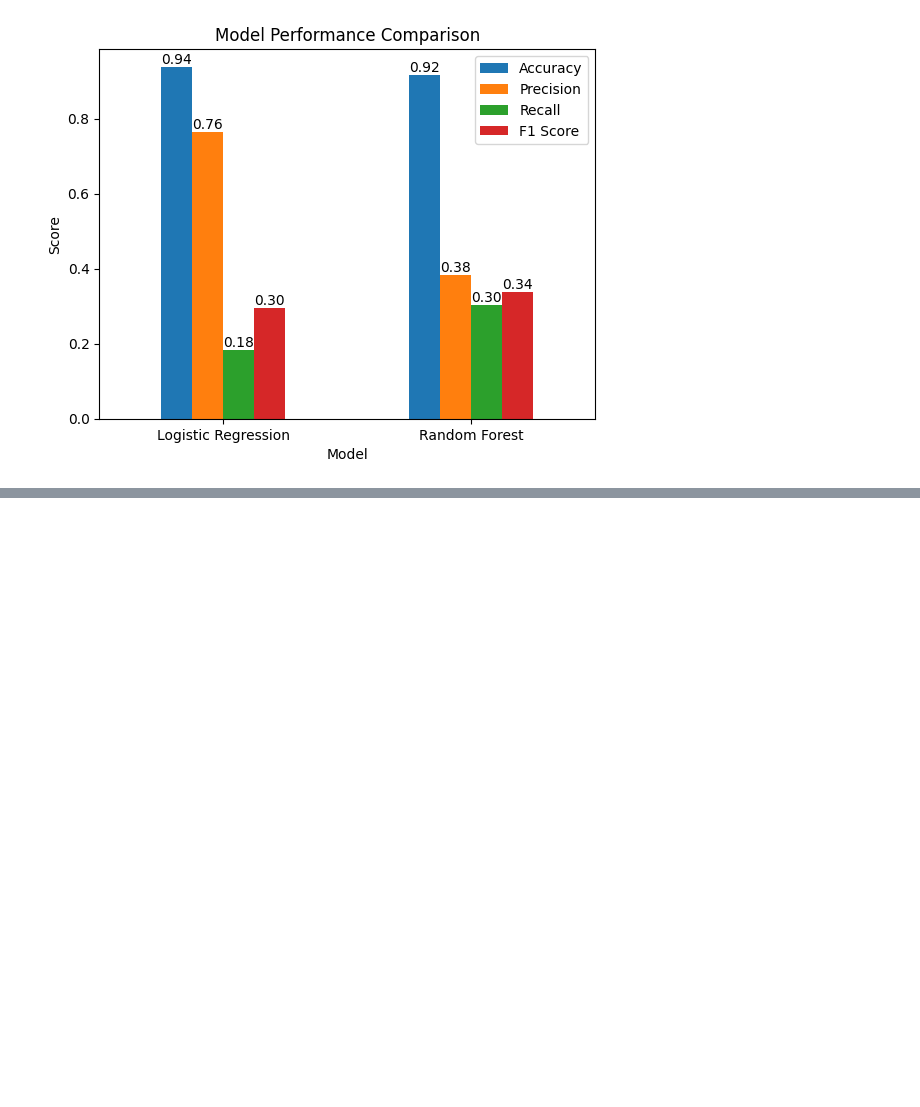
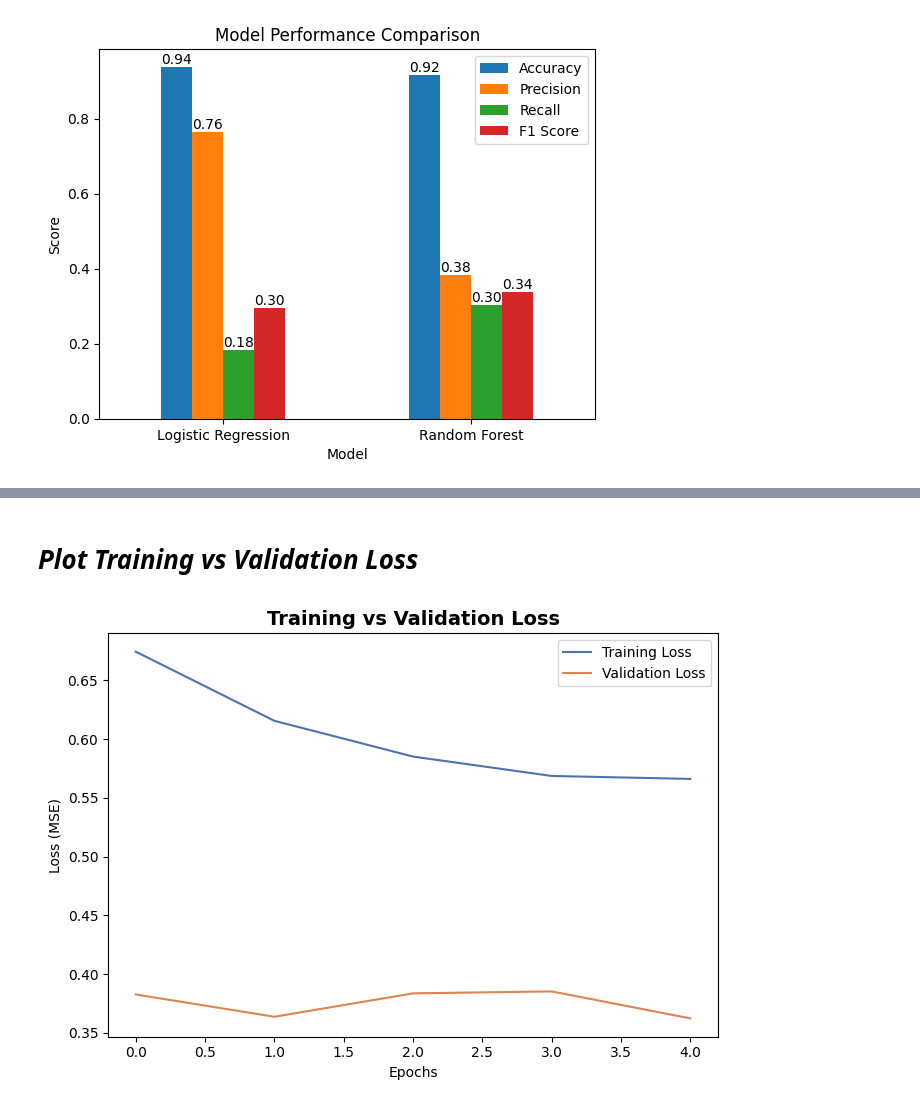
Before and after one commit to rijughosh01/Anime---MyAnimeList, a Jupyter notebook: eda.ipynb, the cells around one changed output, grey strips where cells are left out. Saved outputs shown, nothing was run; the diff lists cells and outputs as text; code cells hidden in the pictures; blank space fills up the shorter version.

Commit message:
Enhance the DL Model

```diff
--- a/eda.ipynb
+++ b/eda.ipynb
@@ -537,0 +530,7 @@ Epoch 5/5
+# %%
+X_train, X_val, y_train, y_val = train_test_split(
+    X_text,
+    y,
+    test_size=0.2,
+    random_state=42
+)
@@ -537,0 +539,17 @@ Epoch 5/5
+# %%
+model = Sequential([
+    Embedding(input_dim=10000, output_dim=128, input_length=200),
+
+    LSTM(64),
+    Dropout(0.3),
+
+    Dense(32, activation='relu'),
+    Dense(1)
+])
+
+model.compile(
+    optimizer='adam',
+    loss='mse'
+)
+
+model.summary()
@@ -537,0 +576,9 @@ Epoch 5/5
+# %%
+history = model.fit(
+    X_train,
+    y_train,
+    validation_data=(X_val, y_val),
+    epochs=5,
+    batch_size=64,
+    verbose=1
+)
@@ -537,0 +596,16 @@ Epoch 5/5
+# %% [markdown]
+# *Plot Training vs Validation Loss*
+# %%
+plt.figure(figsize=(7, 5))
+
+plt.plot(history.history['loss'], label='Training Loss', color='#4C72B0')
+plt.plot(history.history['val_loss'], label='Validation Loss', color='#DD8452')
+
+plt.title("Training vs Validation Loss", fontsize=14, fontweight='bold')
+plt.xlabel("Epochs")
+plt.ylabel("Loss (MSE)")
+plt.legend()
+plt.tight_layout()
+plt.show()
+# %% [output]
+[figure, added]
```
Also changed, not shown: parts of 21 cells of this notebook.
